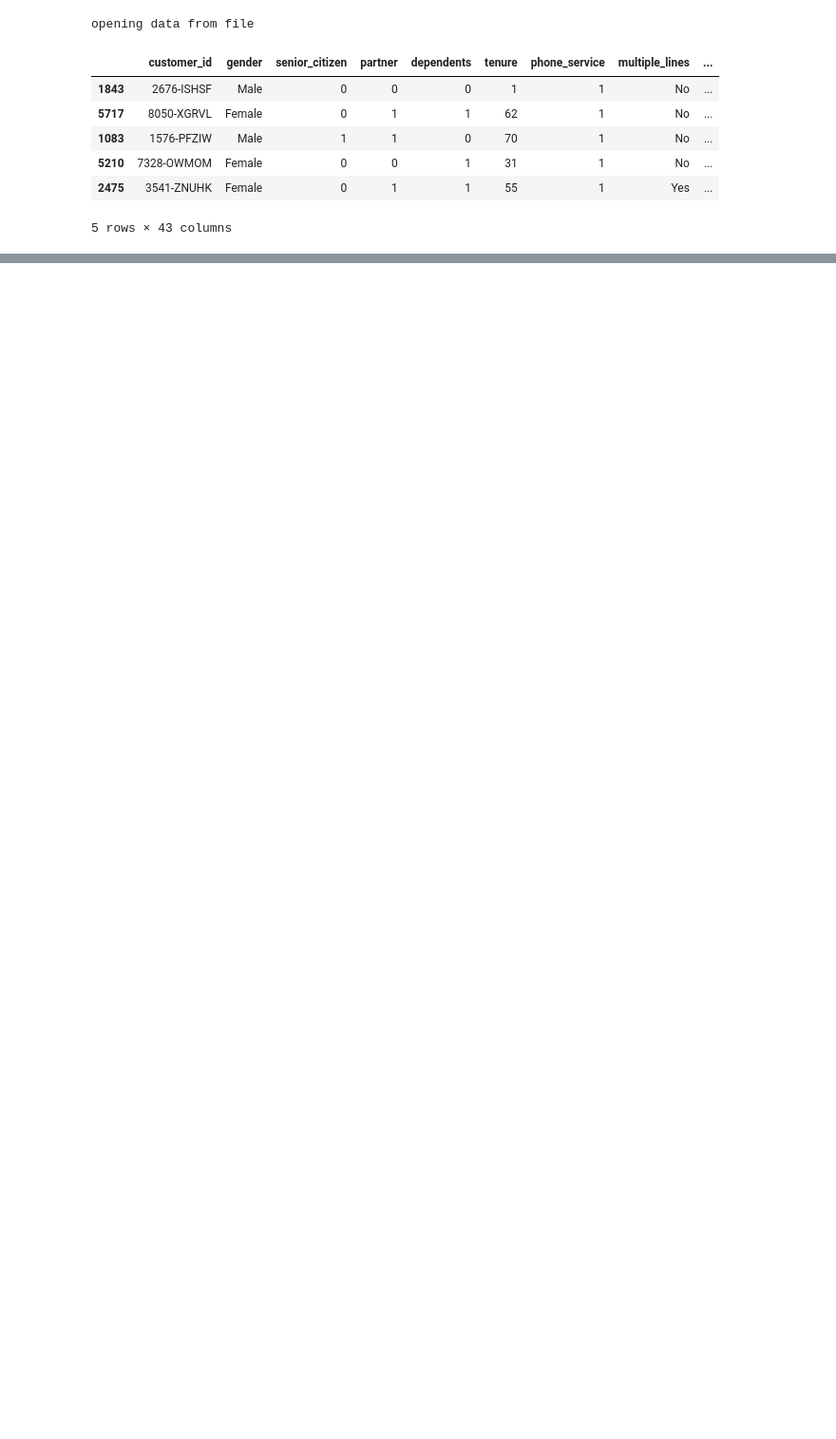
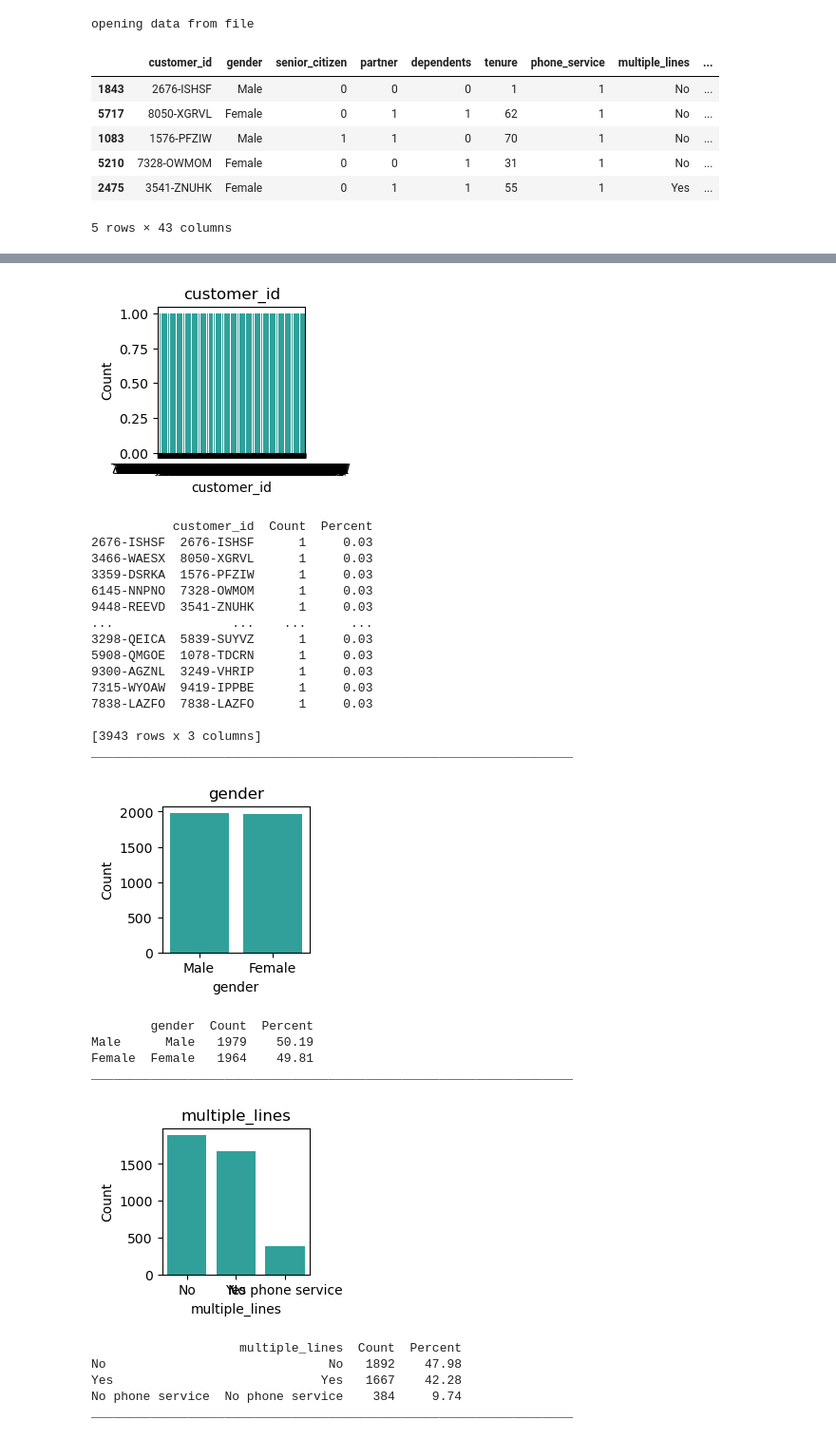
Before and after one commit to Adam-Harris87/classification-project, a Jupyter notebook: explore.ipynb, the cells around one changed output, grey strips where cells are left out. Shown: that part at 95% size. Drawn from its saved outputs; the diff is of its cells as text; code cells hidden in the pictures; blank space fills up the shorter version.

```diff
--- a/explore.ipynb
+++ b/explore.ipynb
@@ -25,0 +228,30 @@ train.head()
+# %%
+explore_univariate(train, cat_vars, quant_vars)
+# %% [output]
+[figure, added]
+           customer_id  Count  Percent
+2676-ISHSF  2676-ISHSF      1     0.03
+3466-WAESX  8050-XGRVL      1     0.03
+3359-DSRKA  1576-PFZIW      1     0.03
+6145-NNPNO  7328-OWMOM      1     0.03
+9448-REEVD  3541-ZNUHK      1     0.03
+...                ...    ...      ...
+3298-QEICA  5839-SUYVZ      1     0.03
+5908-QMGOE  1078-TDCRN      1     0.03
+9300-AGZNL  3249-VHRIP      1     0.03
+7315-WYOAW  9419-IPPBE      1     0.03
+7838-LAZFO  7838-LAZFO      1     0.03
+
+[3943 rows x 3 columns]
+_________________________________________________________________
+[figure, added]
+        gender  Count  Percent
+Male      Male   1979    50.19
+Female  Female   1964    49.81
+_________________________________________________________________
+[figure, added]
+                    multiple_lines  Count  Percent
+No                              No   1892    47.98
+Yes                            Yes   1667    42.28
+No phone service  No phone service    384     9.74
+_________________________________________________________________
```
Also changed, not shown: parts of 5 cells of this notebook, 3 other files.
